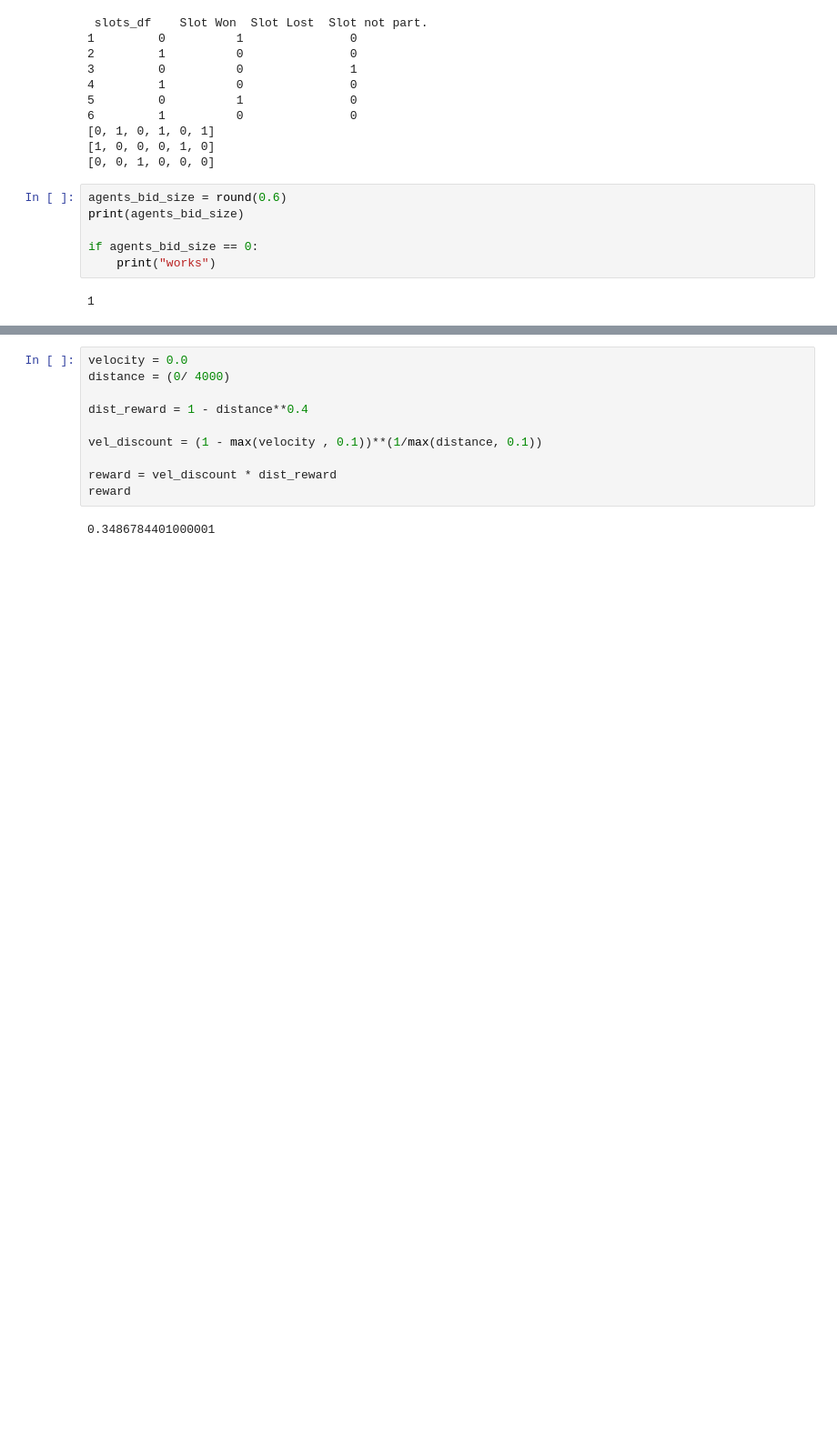
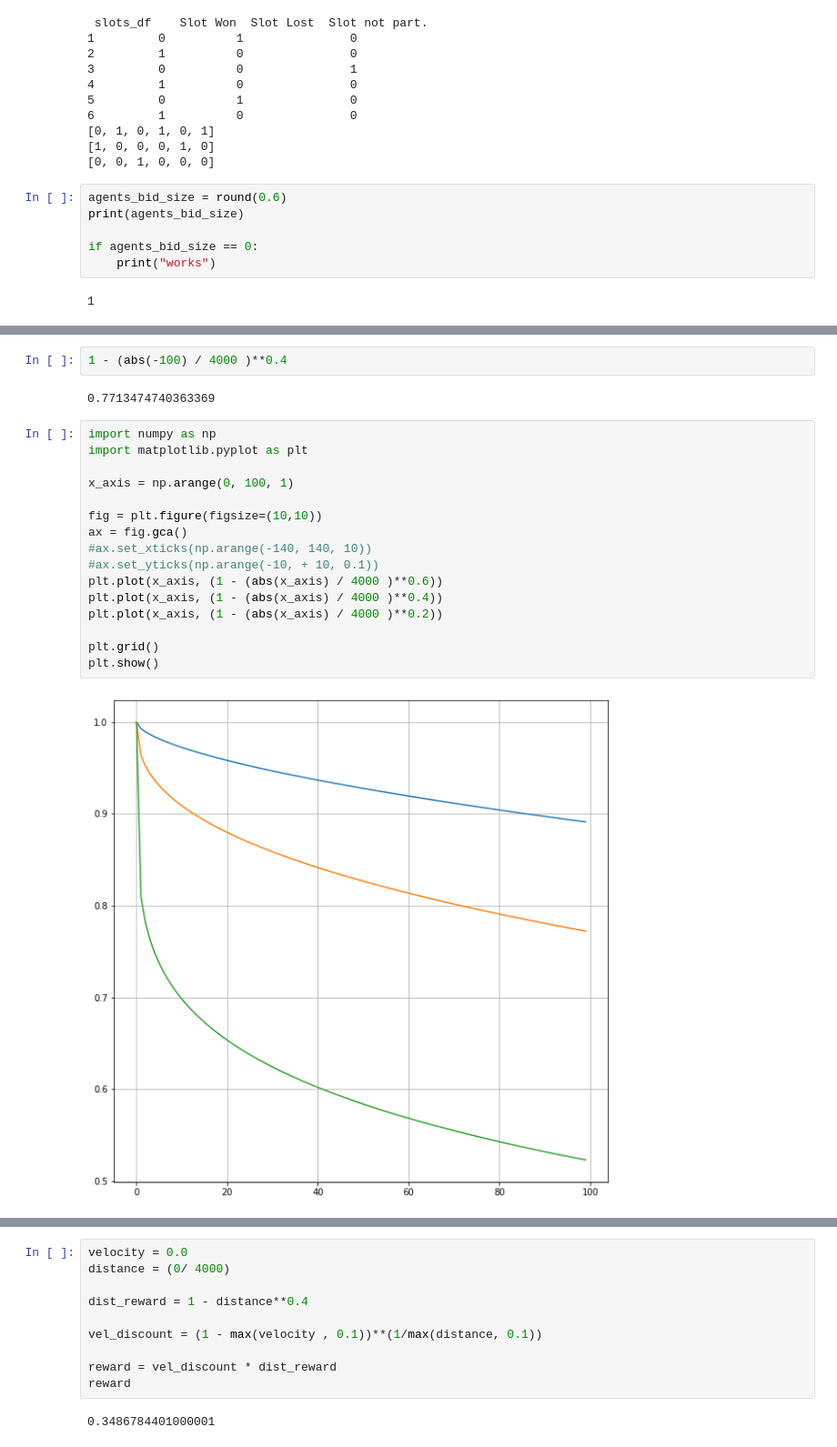
Before and after one commit to jlp237/MA-VPP-RL-bidding, a Jupyter notebook: archive/Reward_experiments.ipynb, the cells around one changed output, grey strips where cells are left out. Shown at 91% size. Drawn from its saved outputs; the diff is of its cells as text; blank space fills up the shorter version.

```diff
--- a/archive/Reward_experiments.ipynb
+++ b/archive/Reward_experiments.ipynb
@@ -63,0 +64,22 @@ if agents_bid_size == 0:
+# %%
+1 - (abs(-100) / 4000 )**0.4
+# %% [output]
+0.7713474740363369
+# %%
+import numpy as np
+import matplotlib.pyplot as plt
+
+x_axis = np.arange(0, 100, 1)
+
+fig = plt.figure(figsize=(10,10))
+ax = fig.gca()
+#ax.set_xticks(np.arange(-140, 140, 10))
+#ax.set_yticks(np.arange(-10, + 10, 0.1))
+plt.plot(x_axis, (1 - (abs(x_axis) / 4000 )**0.6))
+plt.plot(x_axis, (1 - (abs(x_axis) / 4000 )**0.4))
+plt.plot(x_axis, (1 - (abs(x_axis) / 4000 )**0.2))
+
+plt.grid()
+plt.show()
+# %% [output]
+[figure, added]
```
Also changed, not shown: parts of 4 cells of this notebook, 37 other files.
